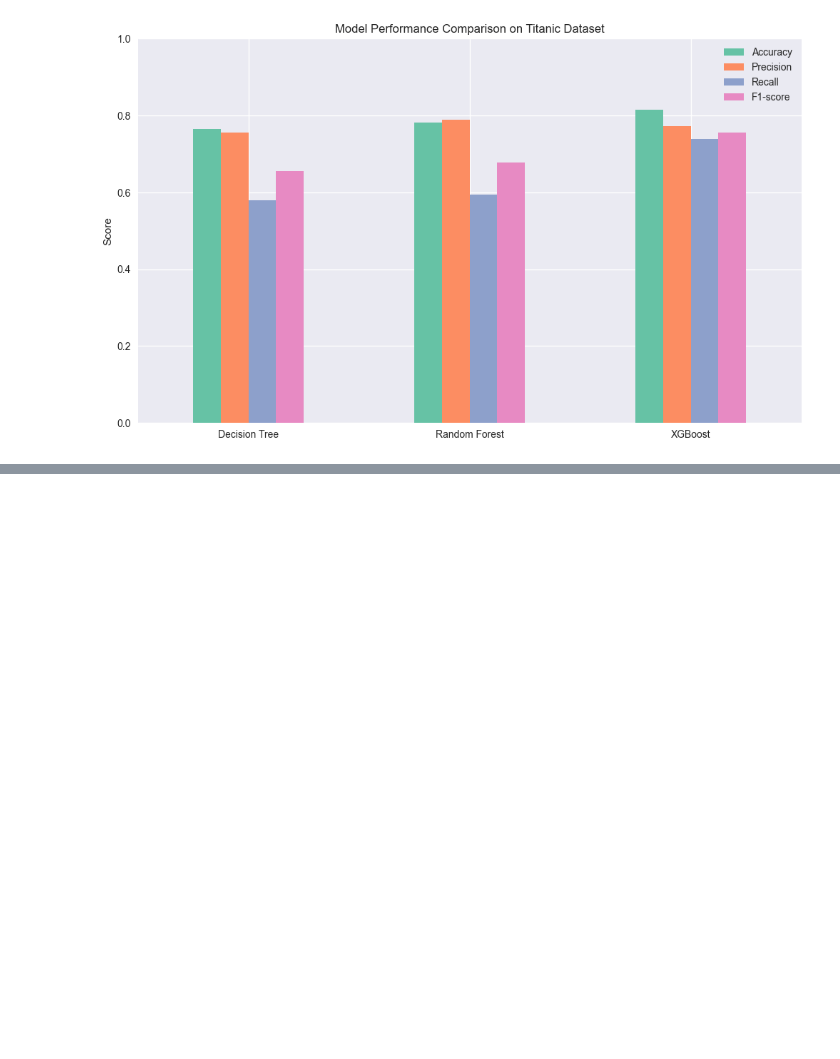
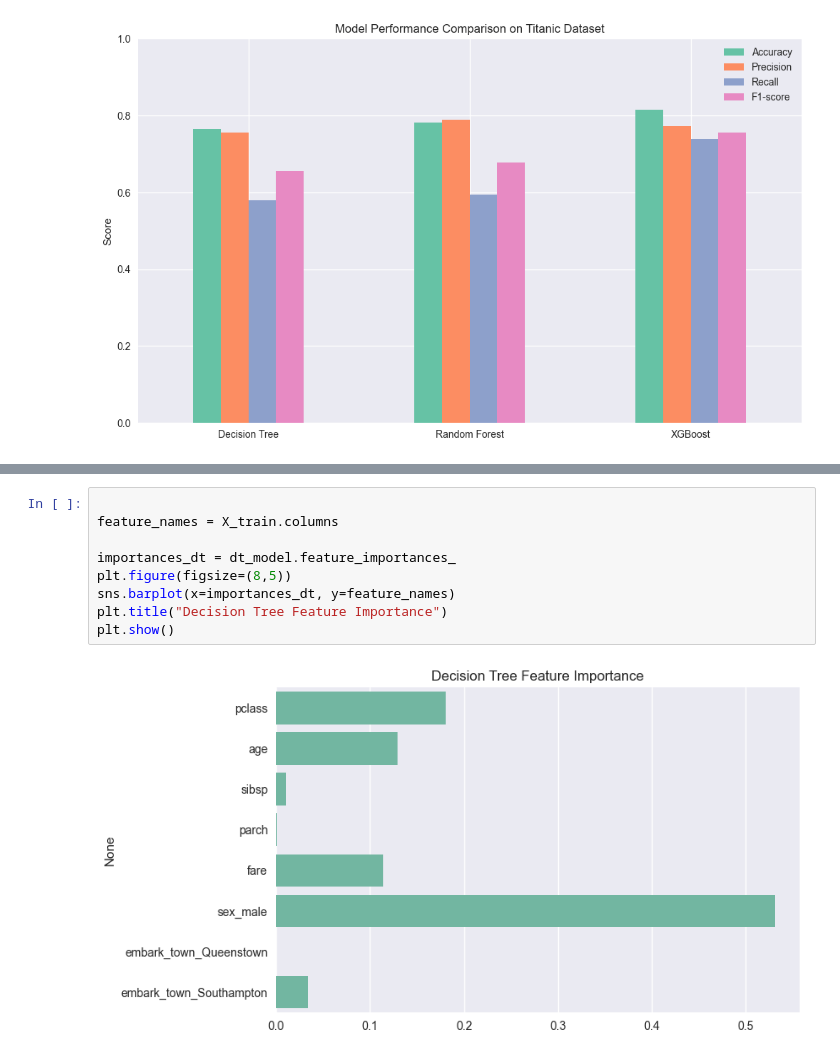
Before and after one commit to Ersatz-xD/ml-supervised, a Jupyter notebook: tree_models/ titanic_tree_models.ipynb, the cells around one changed output, grey strips where cells are left out. Drawn from its saved outputs; the diff is of its cells as text; blank space fills up the shorter version.

Commit message:
added feature importance

```diff
--- a/tree_models/ titanic_tree_models.ipynb
+++ b/tree_models/ titanic_tree_models.ipynb
@@ -360,0 +372,11 @@ plt.show()
+# %%
+
+feature_names = X_train.columns
+
+importances_dt = dt_model.feature_importances_
+plt.figure(figsize=(8,5))
+sns.barplot(x=importances_dt, y=feature_names)
+plt.title("Decision Tree Feature Importance")
+plt.show()
+# %% [output]
+[figure, added]
```
Also changed, not shown: parts of 3 cells of this notebook.
